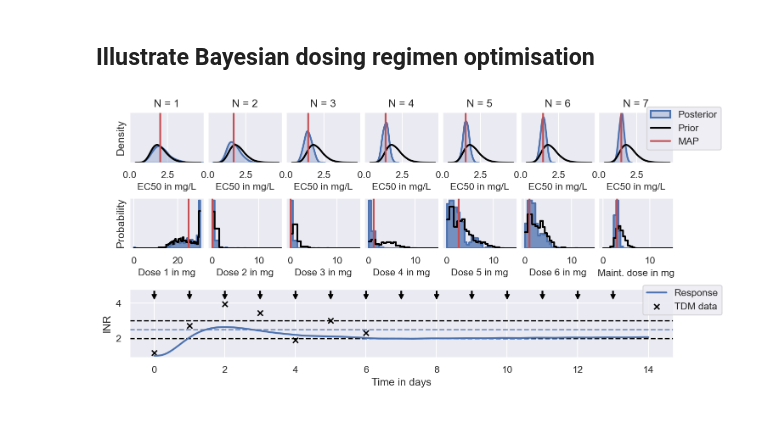
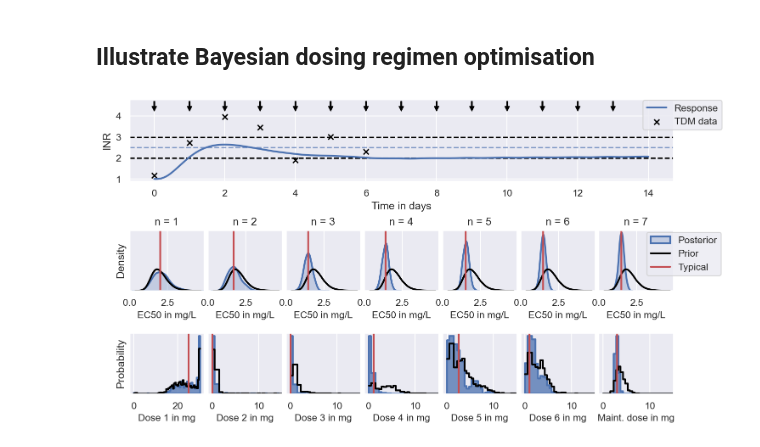
Before and after one commit to DavAug/mipd-warfarin, a Jupyter notebook: results/2_semi_mechanistic_model/illustrations.ipynb, the cells around one changed output. Saved outputs shown, nothing was run; the diff lists cells and outputs as text; code cells hidden in the pictures.

```diff
--- a/results/2_semi_mechanistic_model/illustrations.ipynb
+++ b/results/2_semi_mechanistic_model/illustrations.ipynb
@@ -334,7 +334,7 @@ for ax in axes:
 # Plot VKORC distributions
 labels = ['GG', 'GA', 'AA']
 colors = [
-    sns.color_palette()[0], sns.color_palette()[3], sns.color_palette()[2]]
+    sns.color_palette()[0], sns.color_palette()[3], 'grey']
 for idc, c in enumerate(colors):
     sns.kdeplot(
         psis[idc][:, 1], color=c, ax=axes[0], fill=True, bw_adjust=1.5,
@@ -373,7 +373,7 @@ axes[1].set_ylabel('INR')
 axes[1].set_xlabel('Time in days')
 axes[1].set_ylim([0.5, 6.5])
 axes[1].annotate("TR", xy=(-0.5, 2.6), xytext=(-0.5, 2.6))
-axes[0].legend()
+axes[0].legend(title='VKORC1')
 
 plt.savefig('3_illustration_NLME_modelling.pdf', bbox_inches='tight')
 plt.savefig('3_illustration_NLME_modelling.tif', bbox_inches='tight')
@@ -405,6 +405,8 @@ for idc in range(n_c):
     for idx, _id in enumerate(ids):
         doses[idc, idx] = temp[temp.ID == _id][
             ['Dose %d in mg' % (day+1) for day in range(days)]].values[0]
+
+dose_prior = np.copy(doses[2])
 
 # Predict response
 duration = 0.01
@@ -431,9 +433,9 @@ fig = plt.figure(figsize=(2250 // my_dpi, 1000 // my_dpi), dpi=150)
 outer = gridspec.GridSpec(1, 2, wspace=0.15)
 
 inner1 = gridspec.GridSpecFromSubplotSpec(
-    3, 2, subplot_spec=outer[0], hspace=0.05, wspace=0.05)
+    3, 2, subplot_spec=outer[1], hspace=0.05, wspace=0.05)
 inner2 = gridspec.GridSpecFromSubplotSpec(
-    2, 1, subplot_spec=outer[1], hspace=0.4, wspace=0)
+    2, 1, subplot_spec=outer[0], hspace=0.4, wspace=0)
 
 innerinner1 = gridspec.GridSpecFromSubplotSpec(
     3, 1, subplot_spec=inner1[0], hspace=0.01, wspace=0)
@@ -469,8 +471,8 @@ axes.append(plt.Subplot(fig, innerinner5[2]))
 axes.append(plt.Subplot(fig, innerinner6[0]))
 axes.append(plt.Subplot(fig, innerinner6[1]))
 axes.append(plt.Subplot(fig, innerinner6[2]))
+axes.append(plt.Subplot(fig, inner2[1]))
 axes.append(plt.Subplot(fig, inner2[0]))
-axes.append(plt.Subplot(fig, inner2[1]))
 
 # Add axes to figure
 for ax in axes:
@@ -483,7 +485,7 @@ for ida, ax in enumerate(axes[:-3]):
 days = 7
 covariates = ['GG'] * n_ids + ['GA'] * n_ids + ['AA'] * n_ids
 colors = [
-    sns.color_palette()[0], sns.color_palette()[3], sns.color_palette()[2]]
+    sns.color_palette()[0], sns.color_palette()[3], 'grey']
 for day in range(days-1):
     for idc, color in enumerate(colors):
         sns.histplot(
@@ -547,7 +549,6 @@ for day in range(days):
 axes[14].set_xlabel('Dose in mg')
 axes[17].set_xlabel('Dose in mg')
 axes[7].set_ylabel('Probability')
-axes[18].set_title('Maintenance dose')
 axes[18].set_yticks([])
 axes[19].set_xlabel('Time in days')
 axes[19].set_ylabel('INR')
@@ -558,6 +559,9 @@ for ida, ax in enumerate([
     ax.annotate(
         "Dose %d" % (ida+1), xy=(0.4, 0.65), xytext=(0.4, 0.65),
         xycoords=ax.transAxes)
+axes[18].annotate(
+        "Maintenance dose", xy=(0.35, 0.85), xytext=(0.35, 0.85),
+        xycoords=axes[18].transAxes)
 
 plt.savefig(
     '4_illustration_optimal_dosing_regimen_distribution.pdf',
@@ -572,9 +713,6 @@ plt.show()
 # %% [markdown]
 ## Illustrate Bayesian dosing regimen optimisation
 # %%
-# Remember doses from abov
-dose_prior = np.copy(doses[2])
-
 # Import results
 directory = os.getcwd()
 df = pd.read_csv(
@@ -600,11 +738,11 @@ model, _ = define_hamberg_model()
 # Create layout
 fontsize = 11
 my_dpi = 192
-fig = plt.figure(figsize=(2250 // my_dpi, 1000 // my_dpi), dpi=150)
-outer = gridspec.GridSpec(2, 1, hspace=0.4, height_ratios=[2, 1])
+fig = plt.figure(figsize=(2250 // my_dpi, 1200 // my_dpi), dpi=150)
+outer = gridspec.GridSpec(2, 1, hspace=0.4, height_ratios=[1, 2])
 
 inner1 = gridspec.GridSpecFromSubplotSpec(
-    2, 7, subplot_spec=outer[0], hspace=0.7, wspace=0.05)
+    2, 7, subplot_spec=outer[1], hspace=0.7, wspace=0.05)
 
 # Create axes
 axes = []
@@ -622,7 +760,7 @@ axes.append(plt.Subplot(fig, inner1[10]))
 axes.append(plt.Subplot(fig, inner1[11]))
 axes.append(plt.Subplot(fig, inner1[12]))
 axes.append(plt.Subplot(fig, inner1[13]))
-axes.append(plt.Subplot(fig, outer[1]))
+axes.append(plt.Subplot(fig, outer[0]))
 
 # Add axes to figure
 for ax in axes:
@@ -680,7 +818,7 @@ for ax in axes[:7]:
 # Plot typical EC50 value
 for ida, ax in enumerate(axes[:7]):
     ax.axvline(
-        x=posteriors[ida, 0], color=sns.color_palette()[3], label='MAP',
+        x=posteriors[ida, 0], color=sns.color_palette()[3], label='Typical',
         linewidth=2)
 
 # Plot dose posteriors
@@ -768,32 +906,32 @@ for n in n_obs:
     meas.append(df[df['Number of observations'] == n].INR.values[0])
 axes[-1].scatter(
     n_obs-1, meas, color='black', marker='x', label='TDM data')
 
 # Visualise dose points
 days = 14
 axes[-1].set_ylim([0.9, 4.8])
 for day in range(days):
     axes[-1].annotate(
         "", xy=(day, 4.25), xytext=(day, 4.7),
         arrowprops=dict(
             width=1, headwidth=5, headlength=5, color='black'))
 
 # Label days
 for ida, ax in enumerate(axes[:7]):
-    ax.set_title("N = %d" % (ida+1))
+    ax.set_title("n = %d" % (ida+1))
 axes[0].set_ylabel('Density')
 axes[7].set_ylabel('Probability')
 
 axes[6].legend(fontsize=fontsize, loc=(0.65, 0.25))
 axes[-1].legend(fontsize=fontsize, loc=(0.945, 0.625))
 
 plt.savefig(
     '5_illustration_bayesian_dose_optimisation.pdf',
     bbox_inches='tight')
 plt.savefig(
     '5_illustration_bayesian_dose_optimisation.tif',
     bbox_inches='tight')
 
 plt.show()
 # %% [output]
-[figure, old version]
+[figure, new version]
```
Also changed, not shown: parts of 4 cells of this notebook.
